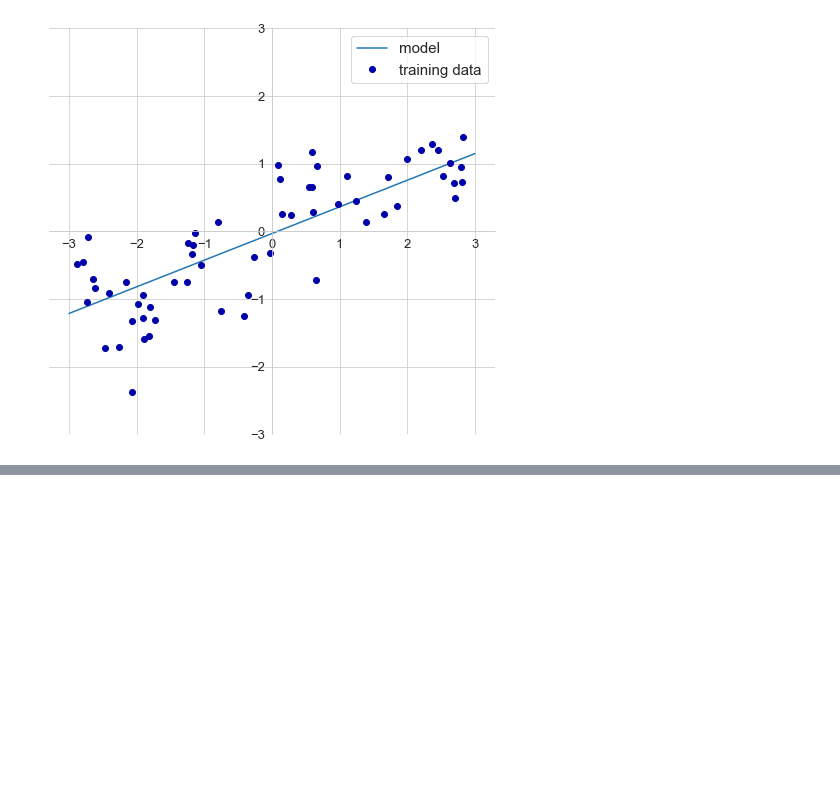
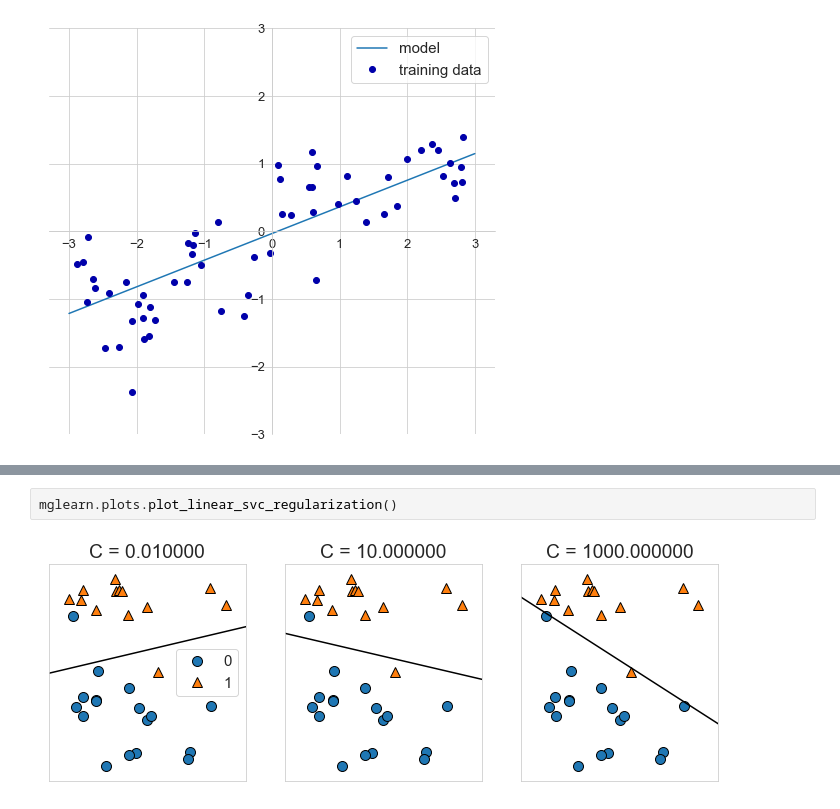
Before and after one commit to ScRiB2/information_about_AI, a Jupyter notebook: Muller.ipynb, the cells around one changed output, grey strips where cells are left out. Drawn from its saved outputs; the diff is of its cells as text; blank space fills up the shorter version.

```diff
--- a/Muller.ipynb
+++ b/Muller.ipynb
@@ -265,0 +401,4 @@ w[0]: 0.393906  b: -0.031804
+# %%
+mglearn.plots.plot_linear_svc_regularization()
+# %% [output]
+[figure, added]
```
Also changed, not shown: parts of 37 cells of this notebook.
